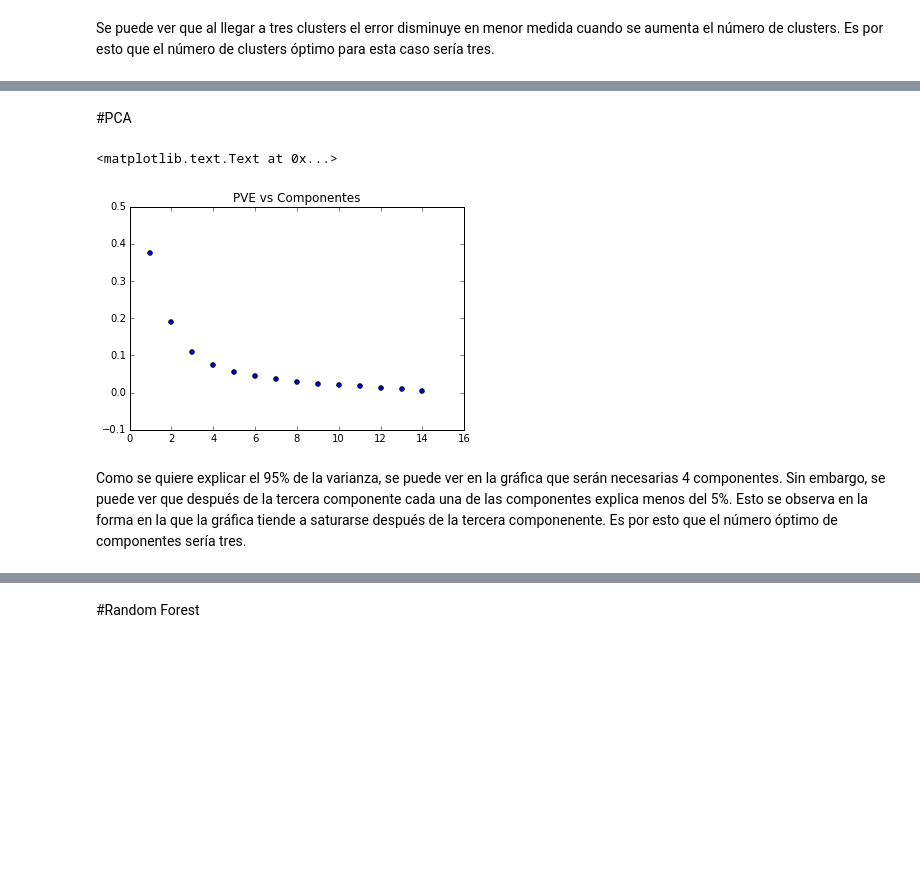
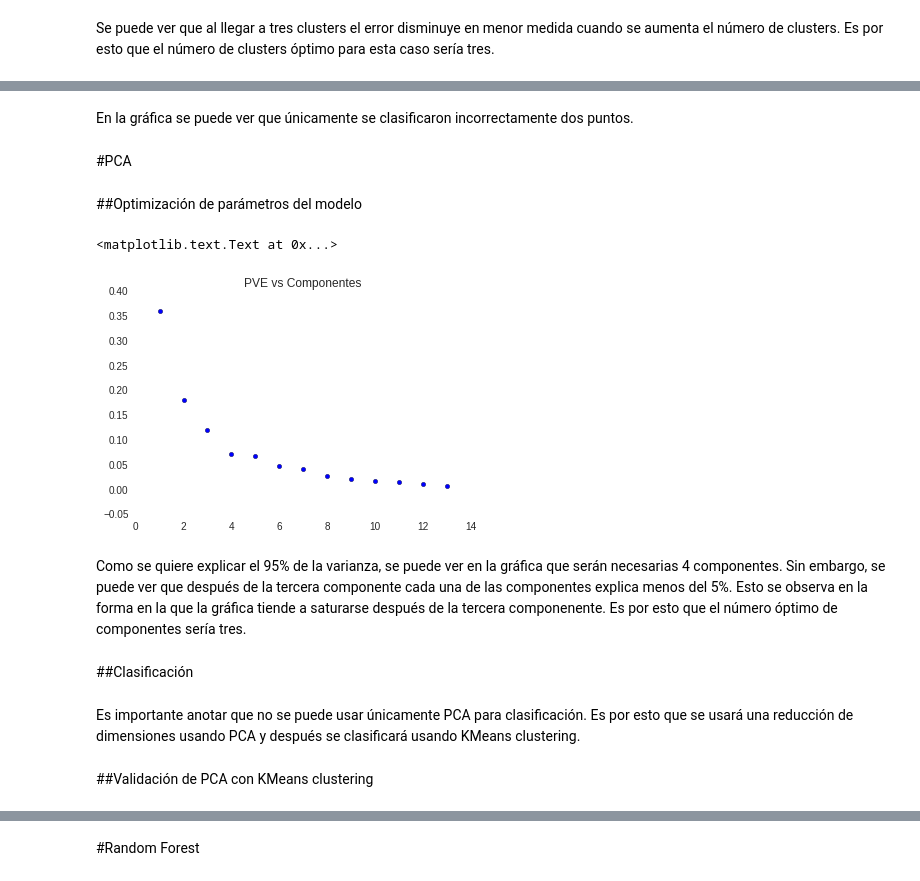
Before and after one commit to scaldas/MCA_EjerciciosESLCap2, a Jupyter notebook: vino/Vino.ipynb, the cells around one changed output, grey strips where cells are left out. Drawn from its saved outputs; the diff is of its cells as text; code cells hidden in the pictures; blank space fills up the shorter version.

Commit message:
arreglo en kmeans y pca

```diff
--- a/vino/Vino.ipynb
+++ b/vino/Vino.ipynb
@@ -106,2 +60,4 @@ print good_class/len(predict_rf)
+# %% [markdown]
+En la gráfica se puede ver que únicamente se clasificaron incorrectamente dos puntos.
 # %% [markdown]
 #PCA
@@ -108,13 +66,19 @@ print good_class/len(predict_rf)
+# %% [markdown]
+##Optimización de parámetros del modelo
 # %%
 fit_PCA_test = PCA().fit(X_train, Y_train)
 PVE = fit_PCA_test.explained_variance_ratio_
-scatter(range(1,15),PVE)
+scatter(range(1,14),PVE)
 title("PVE vs Componentes")
 # %% [output]
 <matplotlib.text.Text at 0x...>
-[figure, old version]
+[figure, new version]
 # %% [markdown]
 Como se quiere explicar el 95% de la varianza, se puede ver en la gráfica que serán necesarias 4 componentes. Sin embargo, se puede ver que después de la tercera componente cada una de las componentes explica menos del 5%. Esto se observa en la forma en la que la gráfica tiende a saturarse después de la tercera componenente. Es por esto que el número óptimo de componentes sería tres.
+# %% [markdown]
+##Clasificación
+# %% [markdown]
+Es importante anotar que no se puede usar únicamente PCA para clasificación. Es por esto que se usará una reducción de dimensiones usando PCA y después se clasificará usando KMeans clustering.
 # %%
 fit_PCA = PCA(n_components = 3)
 fit_PCA.fit(scaled_data)
@@ -121,0 +93,2 @@ PCA_result = fit_PCA.transform(scaled_data)
+# %% [markdown]
+##Validación de PCA con KMeans clustering
```
Also changed, not shown: parts of 30 cells of this notebook.
